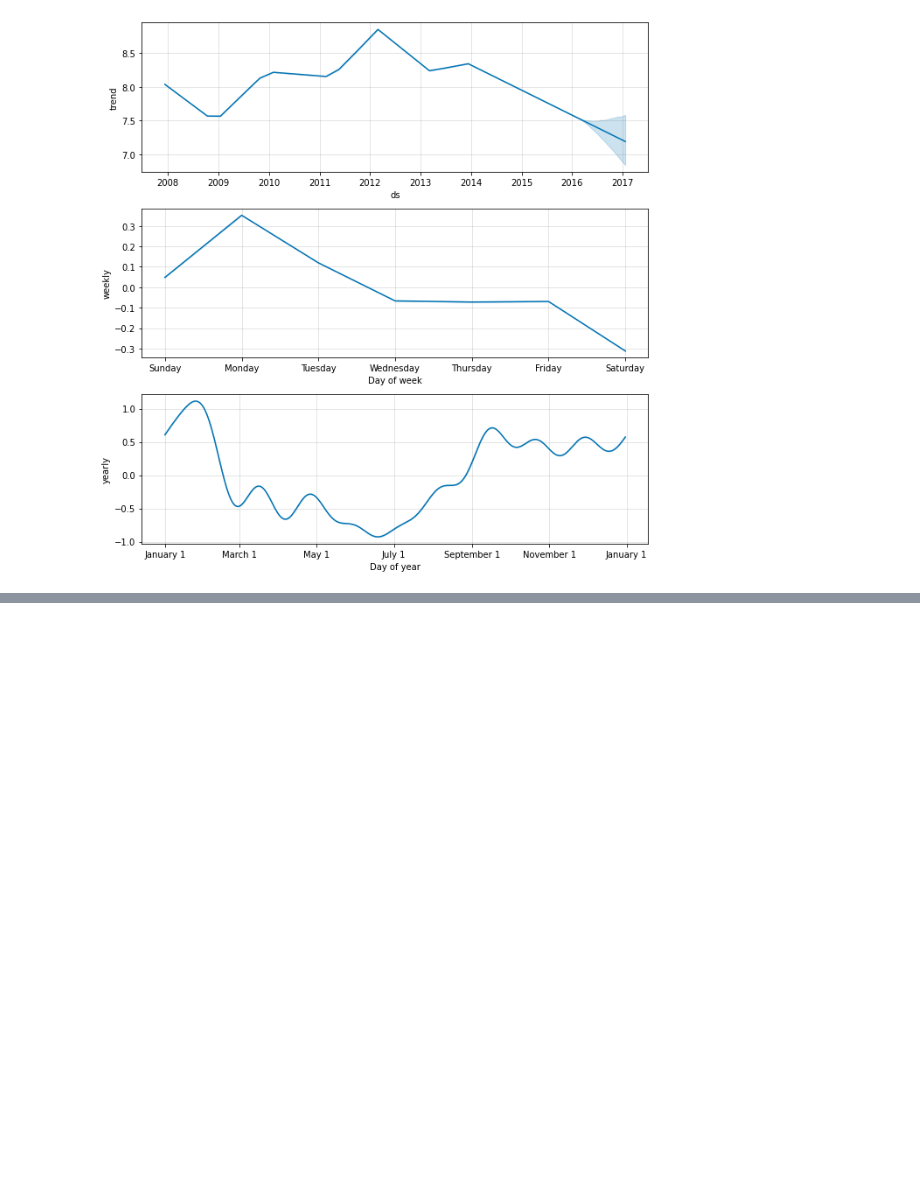
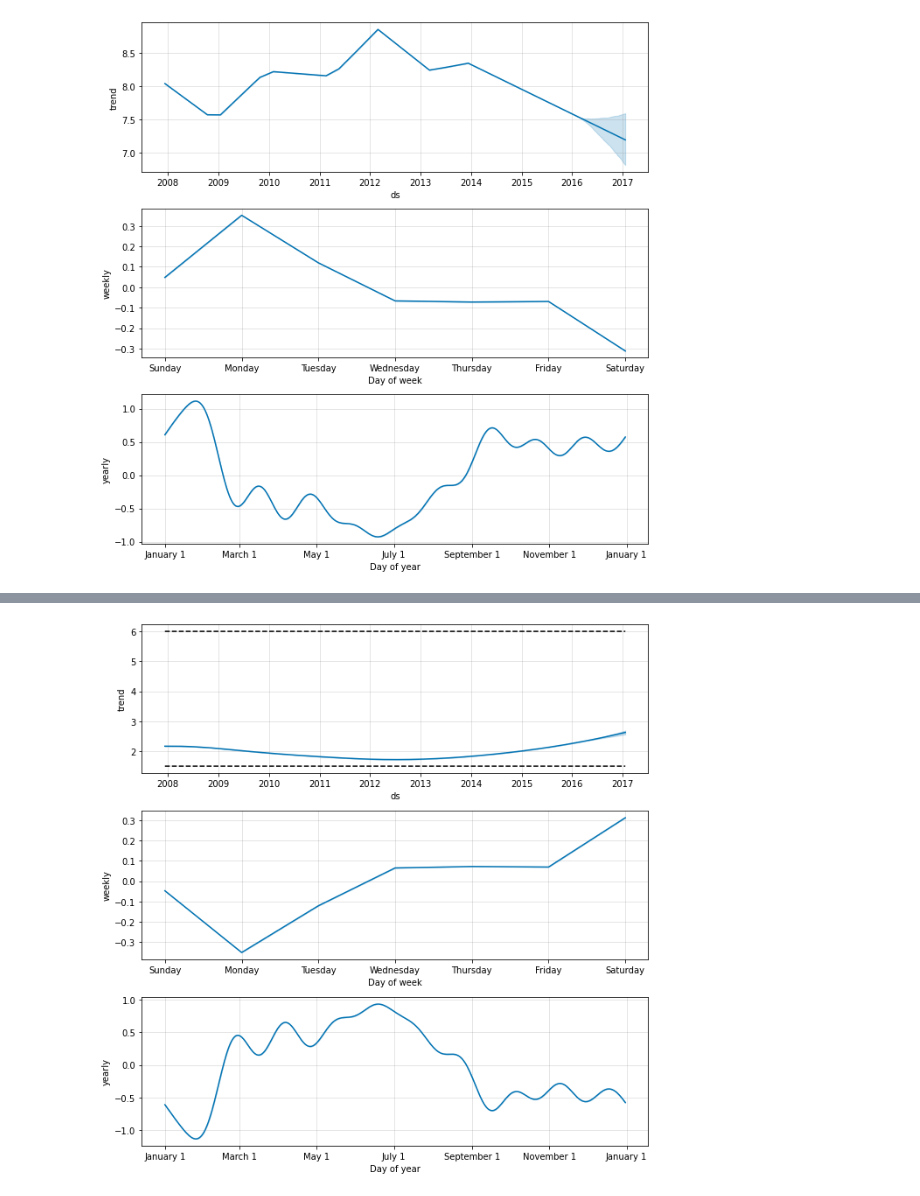
Before and after one commit to Na00s/Prophet-forecasting-time-series, a Jupyter notebook: Quick_Start_Prophet.ipynb, the cells around one changed output, grey strips where cells are left out. Drawn from its saved outputs; the diff is of its cells as text; code cells hidden in the pictures; blank space fills up the shorter version.

```diff
--- a/Quick_Start_Prophet.ipynb
+++ b/Quick_Start_Prophet.ipynb
@@ -98,0 +196,4 @@ plot_plotly(m, forecast)
+# %%
+fig2 = m1.plot_components(fcst)
+# %% [output]
+[figure, added]
```
Also changed, not shown: parts of 18 cells of this notebook.
